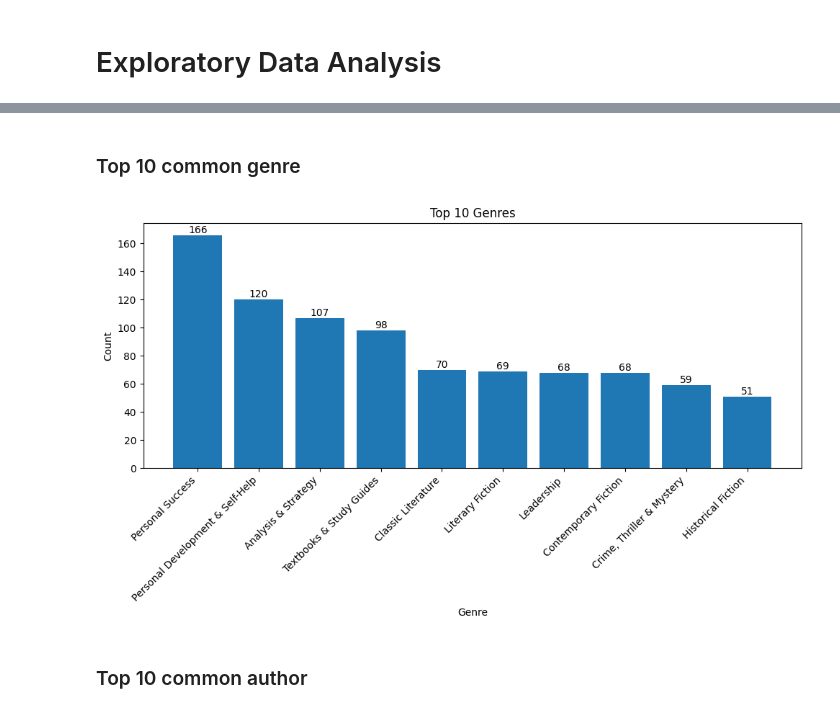
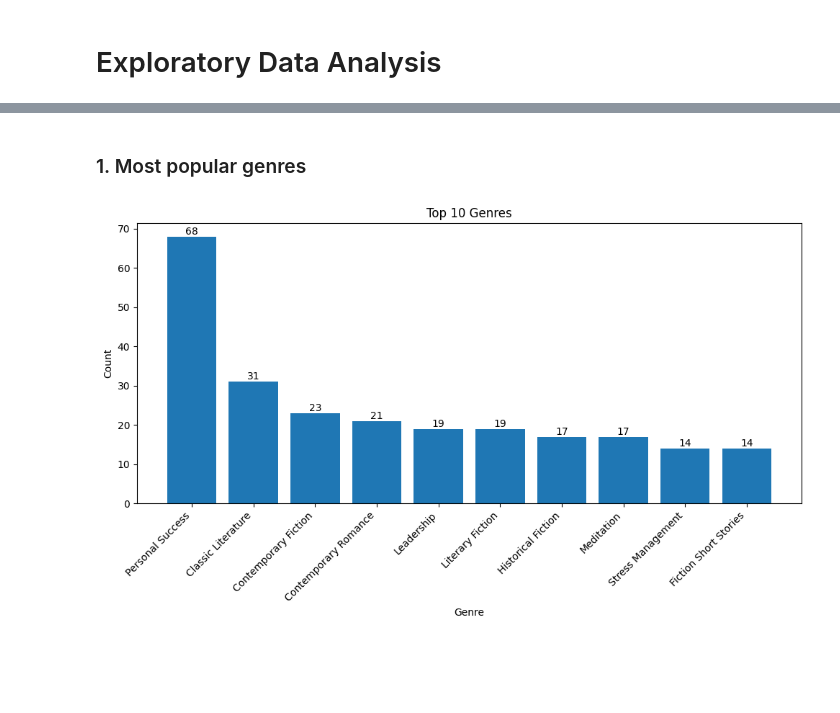
Before and after one commit to JS-Tharun/Intelligent-Book-Recommendations-System, a Jupyter notebook: notebooks/notebook.ipynb, the cells around one changed output, grey strips where cells are left out. Saved outputs shown, nothing was run; the diff lists cells and outputs as text; code cells hidden in the pictures; blank space fills up the shorter version.

```diff
--- a/notebooks/notebook.ipynb
+++ b/notebooks/notebook.ipynb
@@ -355,7 +319,7 @@ df_exploded['Book_ID'] = df_exploded.groupby(book_cols).ngroup() + 1
 # %% [markdown]
 ### Renaming and Re-Arranging columns
 # %%
-df_exploded.rename(columns={
+df_merged.rename(columns={
     'Book Name':'Book_Name',
     'Author_x':'Author',
     'Rating_x':'Rating',
@@ -366,5 +330,6 @@ df_exploded.rename(columns={
     inplace=True
 )
 
-df_filled = df_exploded.copy()
-df_filled = df_filled[['Book_ID','Book_Name','Author','Rating','Number_of_Reviews','Price','Description','Listening_Time','Audible_Rank','Main_Genre', 'Genre','Genre_Rank']]
+df_filled = df_merged.copy()
+df_filled = df_filled[['Book_Name','Author','Rating','Number_of_Reviews','Price','Description','Listening_Time','Audible_Rank','Main_Genre', 'Genre_List']]
+df_filled
@@ -390,5 +365,3 @@ Removing rows with missing genre
-# %%
-df_filled = df_filled[~df_filled['Genre'].isnull()]
 # %%
 df_filled.describe(include='all')
 # %% [output]
@@ -486,2 +438,2 @@ book_df.drop_duplicates(inplace=True)
 # %%
-book_df
+book_df = df_filled.copy()
@@ -534,28 +457,26 @@ book_df.describe(include='all')
-# %% [markdown]
-### Top 10 common genre
+# %% [markdown]
+### 1. Most popular genres
 # %%
-top_genre = genre_ranks_df['Genre'].value_counts().reset_index(name='Count')
-top_genre['Rank'] = top_genre.index + 1
-top_genre = top_genre.head(10)
+popular_gernes = book_df['Main_Genre'].value_counts().reset_index(name='Count')
+popular_gernes['Rank'] = popular_gernes.index + 1
+popular_gernes = popular_gernes.head(10)
 # %%
 plt.figure(figsize=(10, 6))
 
-plt.bar(top_genre['Genre'], top_genre['Count'])
+plt.bar(popular_gernes['Main_Genre'], popular_gernes['Count'])
 
 # Rotate x-axis labels
 plt.xticks(rotation=45, ha='right')
 
 # Add count labels on bars
-for x, y in zip(top_genre['Genre'], top_genre['Count']):
+for x, y in zip(popular_gernes['Main_Genre'], popular_gernes['Count']):
     plt.text(x, y, str(y), ha='center', va='bottom')
 
 plt.xlabel('Genre')
 plt.ylabel('Count')
 plt.title('Top 10 Genres')
 
 plt.tight_layout()
 plt.show()
 # %% [output]
-[figure, old version]
+[figure, new version]
-# %% [markdown]
-### Top 10 common author
```
Also changed, not shown: parts of 25 cells of this notebook, 1 other file.
